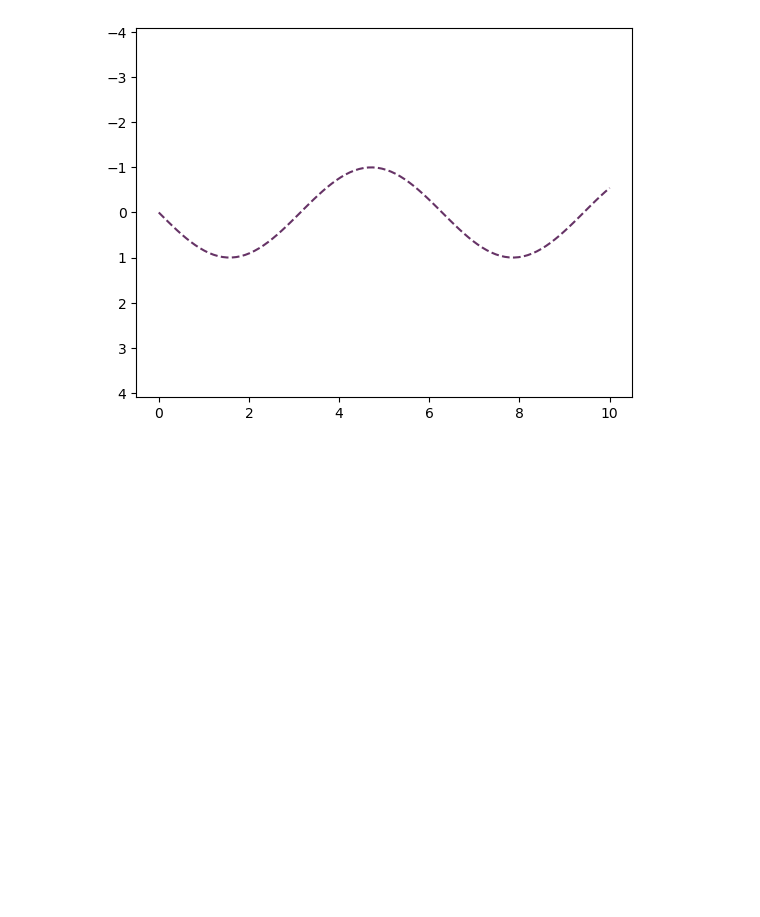
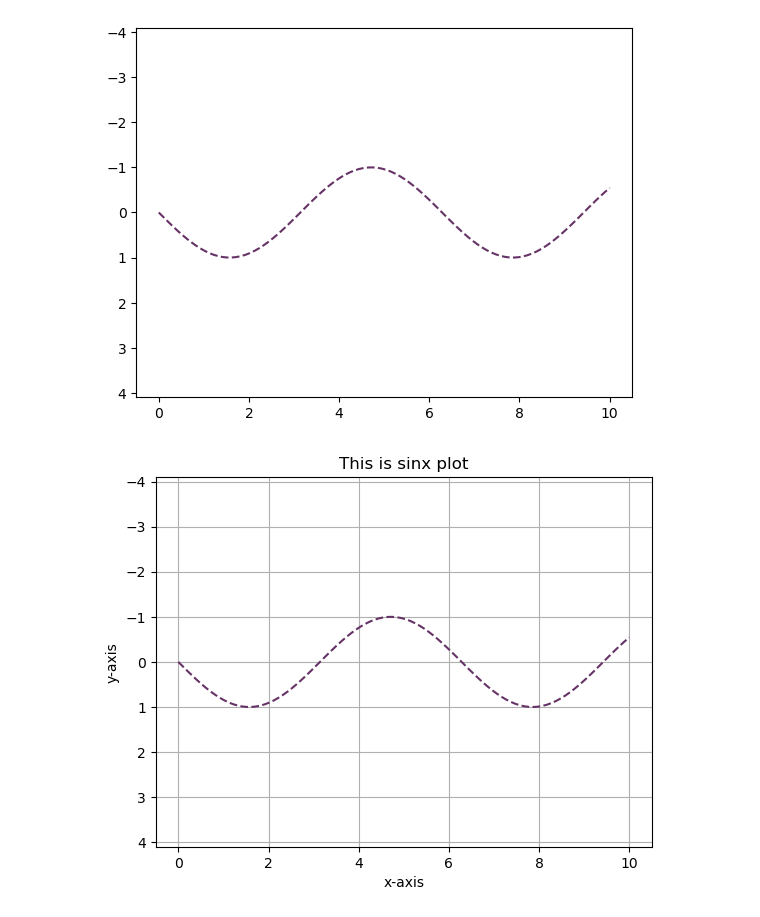
Before and after one commit to pragya-sharma11/DS-Assignments, a Jupyter notebook: Revision Notes/Visualization_by_python.ipynb, the cells around one changed output. Drawn from its saved outputs; the diff is of its cells as text; code cells hidden in the pictures; blank space fills up the shorter version.

Commit message:
Matplotlib basic visualization

```diff
--- a/Revision Notes/Visualization_by_python.ipynb
+++ b/Revision Notes/Visualization_by_python.ipynb
@@ -183,3 +183,15 @@ plt.axis('equal') # to equalize the empty space from all 4 sides of graph  'to m
 plt.show()
 # %% [output]
 [figure]
+# %%
+plt.plot(x, np.sin(x-0),'--', color = (0.4,0.2,0.4))
+plt.xlim(1,15)
+plt.ylim(1.5,-1.5)
+plt.grid()
+plt.title('This is sinx plot')
+plt.xlabel('x-axis')
+plt.ylabel('y-axis')
+plt.axis('equal') # to equalize the empty space from all 4 sides of graph  'to make a attractive plot for business team'
+plt.show()
+# %% [output]
+[figure, added]
```
Also changed, not shown: parts of 17 cells of this notebook.
